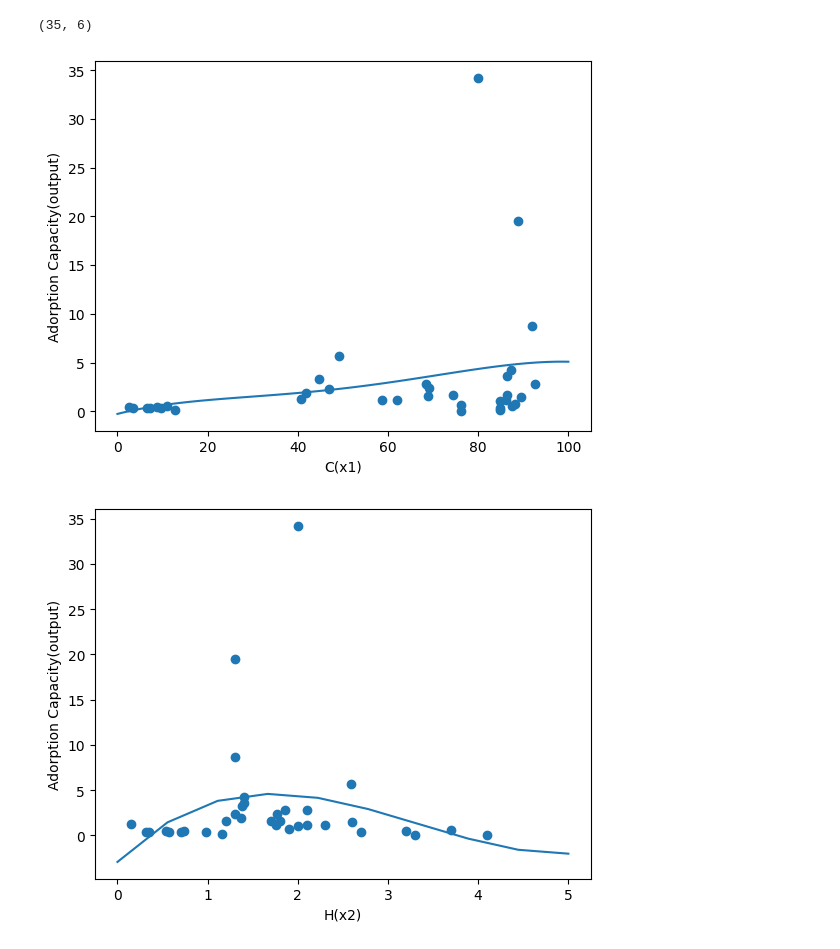
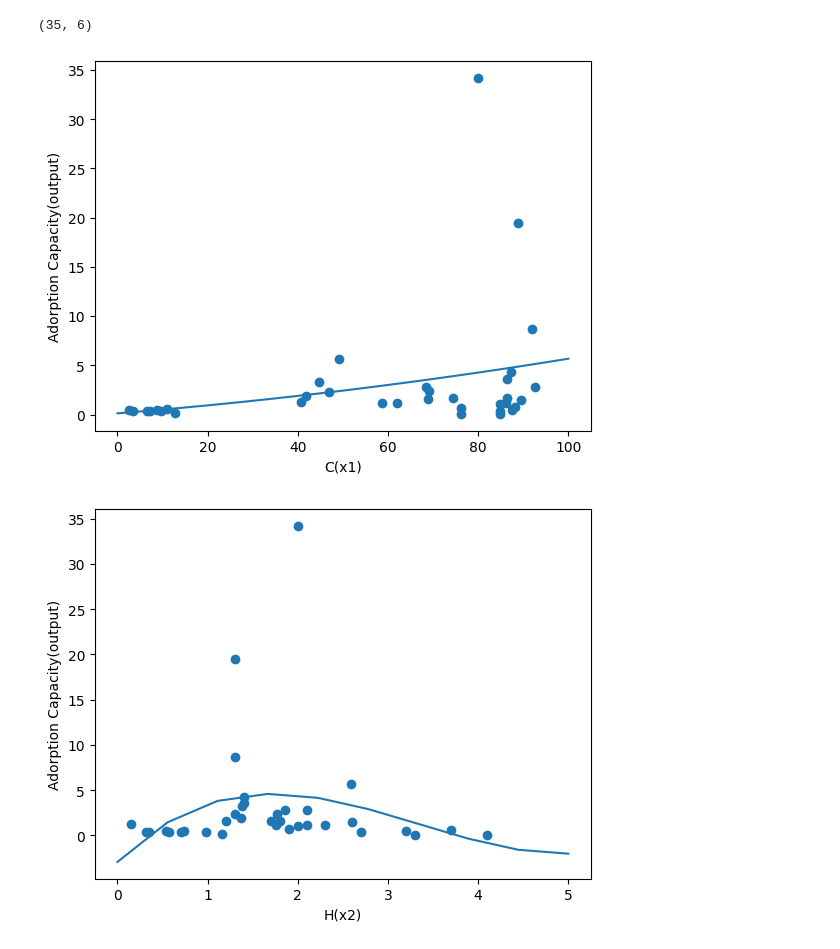
Before and after one commit to ujwalk04/DL-CHE, a Jupyter notebook: 210656_Naveen Yadav/Assignment-2/DL_CHE_Assignment_2.ipynb, the cells around one changed output. Saved outputs shown, nothing was run; the diff lists cells and outputs as text; code cells hidden in the pictures.

```diff
--- a/210656_Naveen Yadav/Assignment-2/DL_CHE_Assignment_2.ipynb
+++ b/210656_Naveen Yadav/Assignment-2/DL_CHE_Assignment_2.ipynb
@@ -34,16 +34,16 @@ df.shape
 # %%
 
 
-mymodel = numpy.poly1d(numpy.polyfit(df['C(x1)'], df['Adorption Capacity(output)'], 4))
+mymodel = numpy.poly1d(numpy.polyfit(df['C(x1)'], df['Adorption Capacity(output)'], 2))
 
 myline = numpy.linspace(0, 100, 100)
 plt.scatter(df['C(x1)'],df['Adorption Capacity(output)'])
 plt.plot(myline,mymodel(myline))
 plt.xlabel('C(x1)')
 plt.ylabel('Adorption Capacity(output)')
 plt.show()
 # %% [output]
-[figure, old version]
+[figure, new version]
 # %%
 mymodel = numpy.poly1d(numpy.polyfit(df['H(x2)'],df['Adorption Capacity(output)'], 3))
 
```
Also changed, not shown: parts of 3 cells of this notebook, 1 other file.
